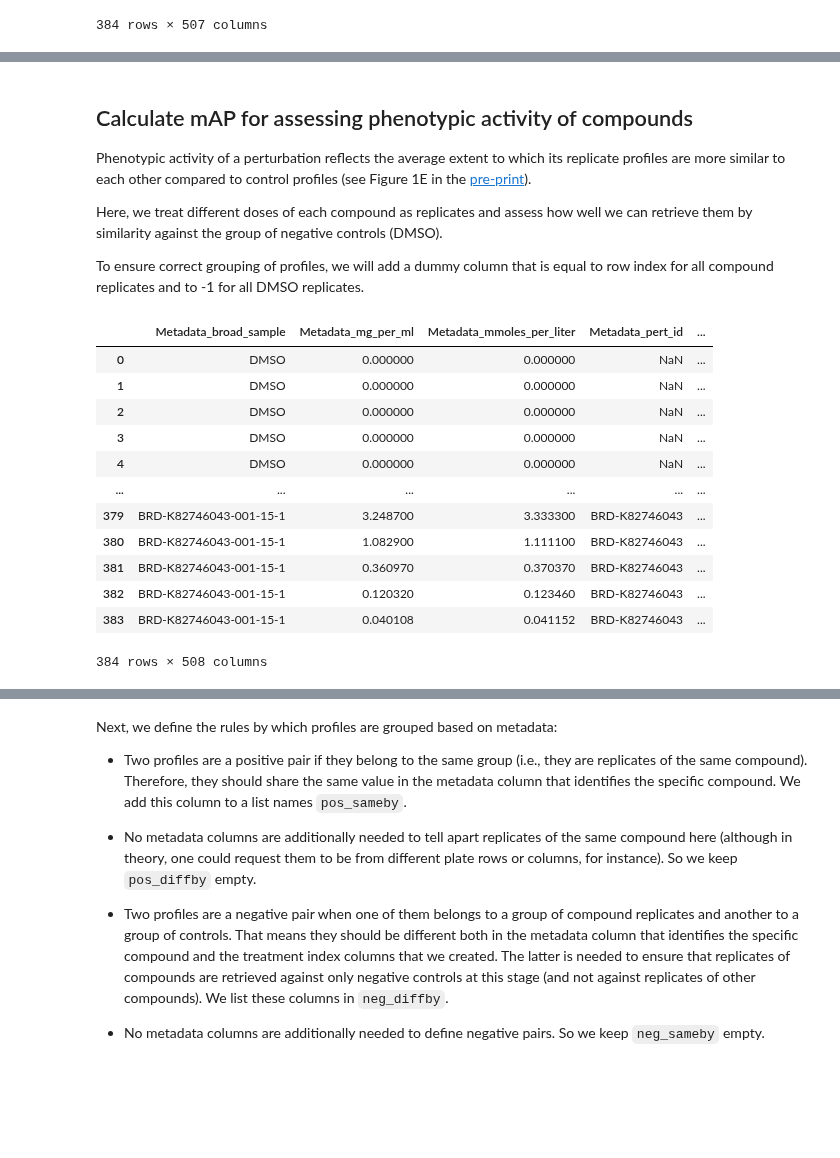
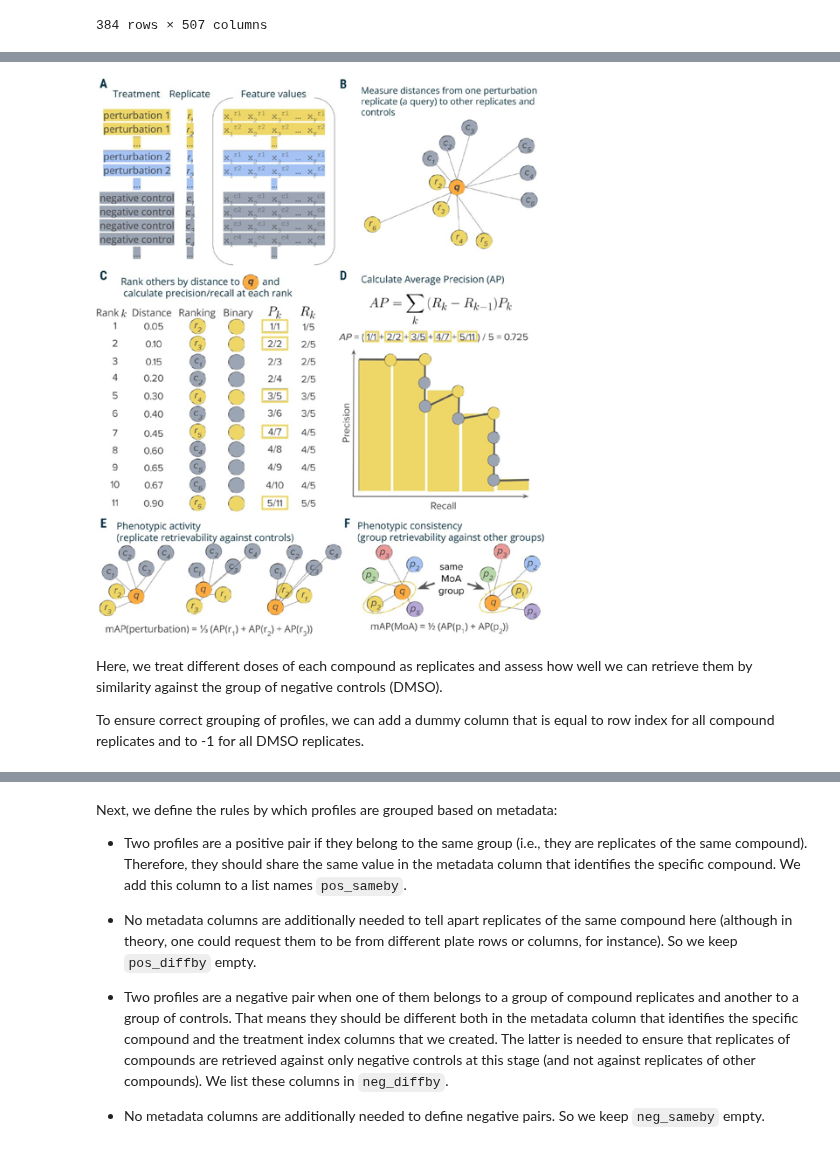
Before and after one commit to cytomining/copairs, a Jupyter notebook: examples/demo.ipynb, the cells around one changed output, grey strips where cells are left out. Drawn from its saved outputs; the diff is of its cells as text; code cells hidden in the pictures; blank space fills up the shorter version.

```diff
--- a/examples/demo.ipynb
+++ b/examples/demo.ipynb
@@ -35,26 +68,14 @@ df
+# %%
+figure_url = "https://www.biorxiv.org/content/biorxiv/early/2024/04/02/2024.04.01.587631/F1.large.jpg"
+response = requests.get(figure_url)
+image = Image.open(BytesIO(response.content))
+
+size = (514, 640)
+image = image.resize(size)
+display(image)
+# %% [output]
+[figure, added]
 # %% [markdown]
-## Calculate mAP for assessing phenotypic activity of compounds
-
-Phenotypic activity of a perturbation reflects the average extent to which its replicate profiles are more similar to each other compared to control profiles (see Figure 1E in the [pre-print](https://doi.org/10.1101/2024.04.01.587631)).
-
 Here, we treat different doses of each compound as replicates and assess how well we can retrieve them by similarity against the group of negative controls (DMSO).
 
-To ensure correct grouping of profiles, we will add a dummy column that is equal to row index for all compound replicates and to -1 for all DMSO replicates.
+To ensure correct grouping of profiles, we can add a dummy column that is equal to row index for all compound replicates and to -1 for all DMSO replicates.
-# %%
-df["Metadata_treatment_index"] = df.index
-df.loc[df["Metadata_broad_sample"] == "DMSO", "Metadata_treatment_index"] = -1
-df
-# %% [output]
-|  | Metadata_broad_sample | Metadata_mg_per_ml | Metadata_mmoles_per_liter | Metadata_pert_id | ... |
-| 0 | DMSO | 0.000000 | 0.000000 | NaN | ... |
-| 1 | DMSO | 0.000000 | 0.000000 | NaN | ... |
-| 2 | DMSO | 0.000000 | 0.000000 | NaN | ... |
-| 3 | DMSO | 0.000000 | 0.000000 | NaN | ... |
-| 4 | DMSO | 0.000000 | 0.000000 | NaN | ... |
-| ... | ... | ... | ... | ... | ... |
-| 379 | BRD-K82746043-001-15-1 | 3.248700 | 3.333300 | BRD-K82746043 | ... |
-| 380 | BRD-K82746043-001-15-1 | 1.082900 | 1.111100 | BRD-K82746043 | ... |
-| 381 | BRD-K82746043-001-15-1 | 0.360970 | 0.370370 | BRD-K82746043 | ... |
-| 382 | BRD-K82746043-001-15-1 | 0.120320 | 0.123460 | BRD-K82746043 | ... |
-| 383 | BRD-K82746043-001-15-1 | 0.040108 | 0.041152 | BRD-K82746043 | ... |
-384 rows × 508 columns
```
Also changed, not shown: parts of 15 cells of this notebook.
